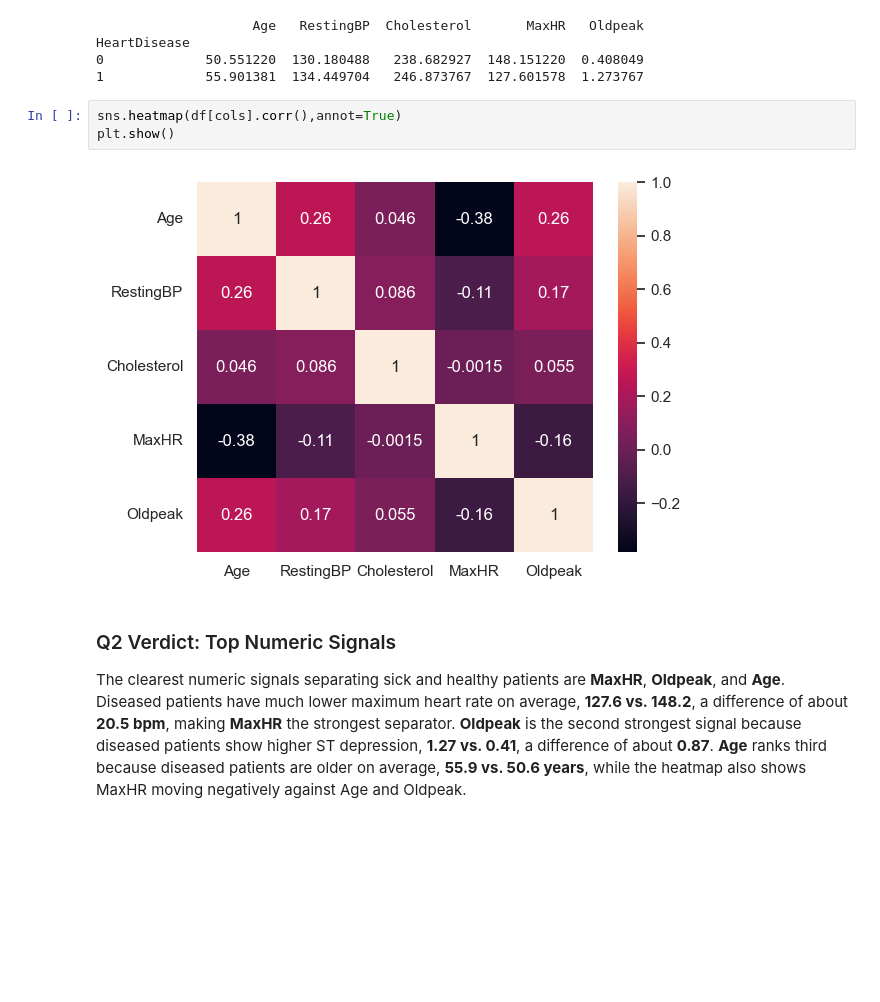
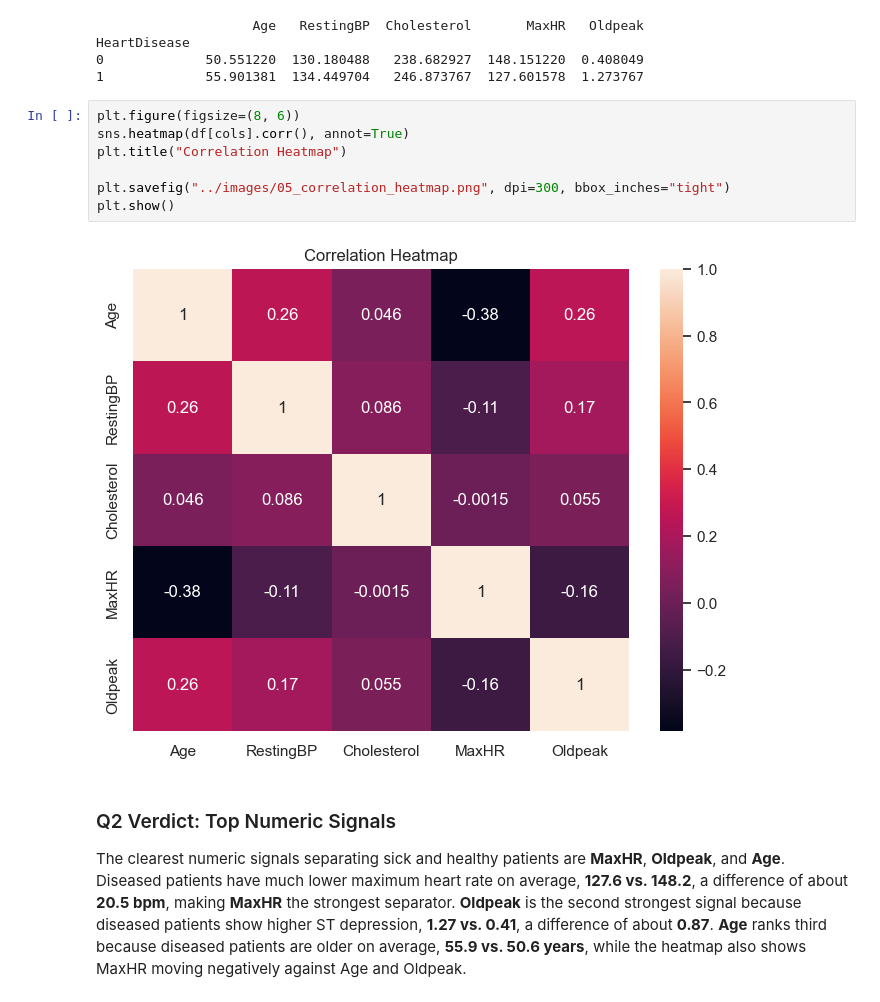
Before and after one commit to karthikAI180/AI-portfolio, a Jupyter notebook: 01-heart-disease-eda/notebooks/heart_disease_eda.ipynb, the cells around one changed output. Drawn from its saved outputs; the diff is of its cells as text; blank space fills up the shorter version.

```diff
--- a/01-heart-disease-eda/notebooks/heart_disease_eda.ipynb
+++ b/01-heart-disease-eda/notebooks/heart_disease_eda.ipynb
@@ -343,10 +339,14 @@ HeartDisease
 0             50.551220  130.180488   238.682927  148.151220  0.408049
 1             55.901381  134.449704   246.873767  127.601578  1.273767
 # %%
-sns.heatmap(df[cols].corr(),annot=True)
+plt.figure(figsize=(8, 6))
+sns.heatmap(df[cols].corr(), annot=True)
+plt.title("Correlation Heatmap")
+
+plt.savefig("../images/05_correlation_heatmap.png", dpi=300, bbox_inches="tight")
 plt.show()
 # %% [output]
-[figure, old version]
+[figure, new version]
 # %% [markdown]
 ### Q2 Verdict: Top Numeric Signals
 The clearest numeric signals separating sick and healthy patients are **MaxHR**, **Oldpeak**, and **Age**. Diseased patients have much lower maximum heart rate on average, **127.6 vs. 148.2**, a difference of about **20.5 bpm**, making **MaxHR** the strongest separator.
```
Also changed, not shown: parts of 28 cells of this notebook, 11 other files.
